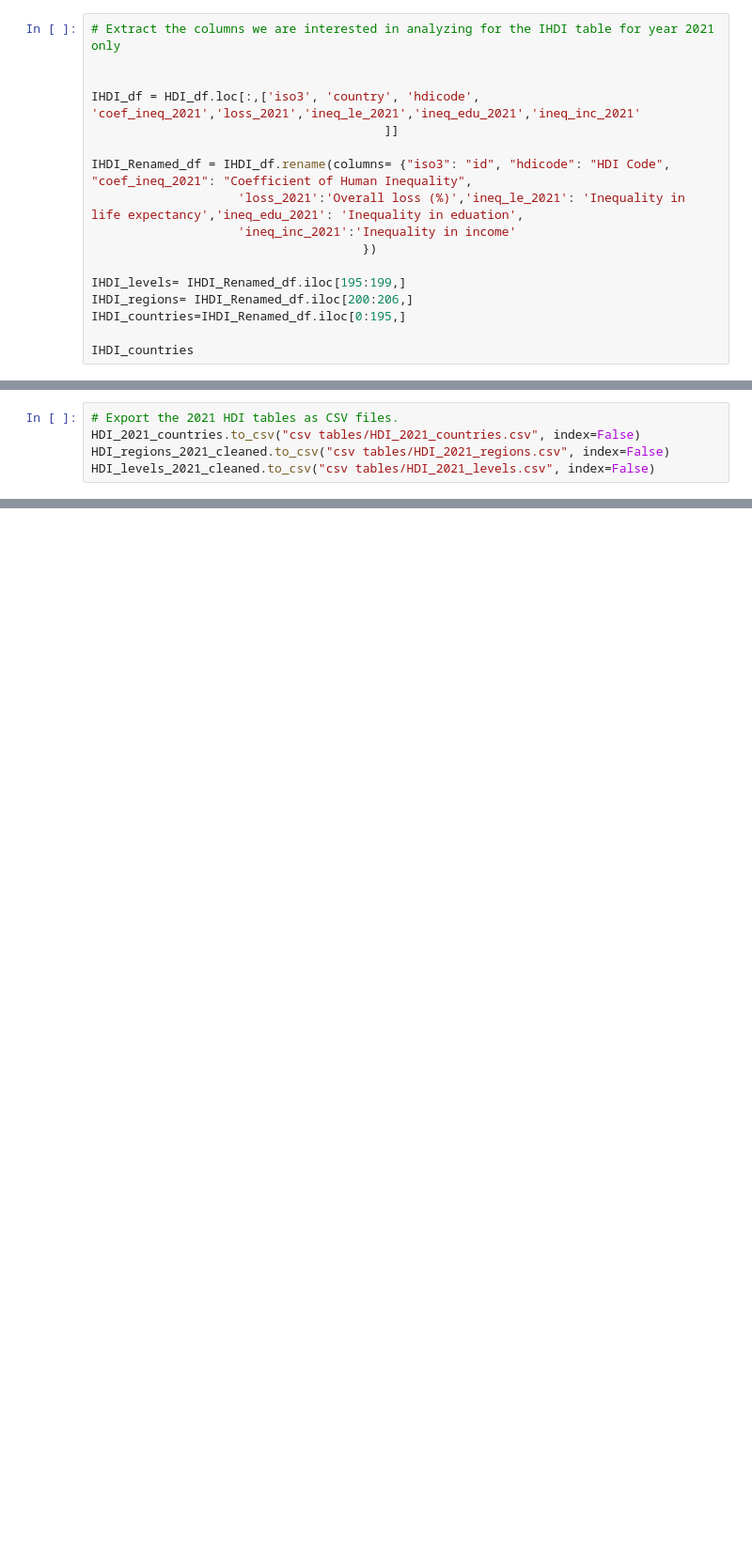
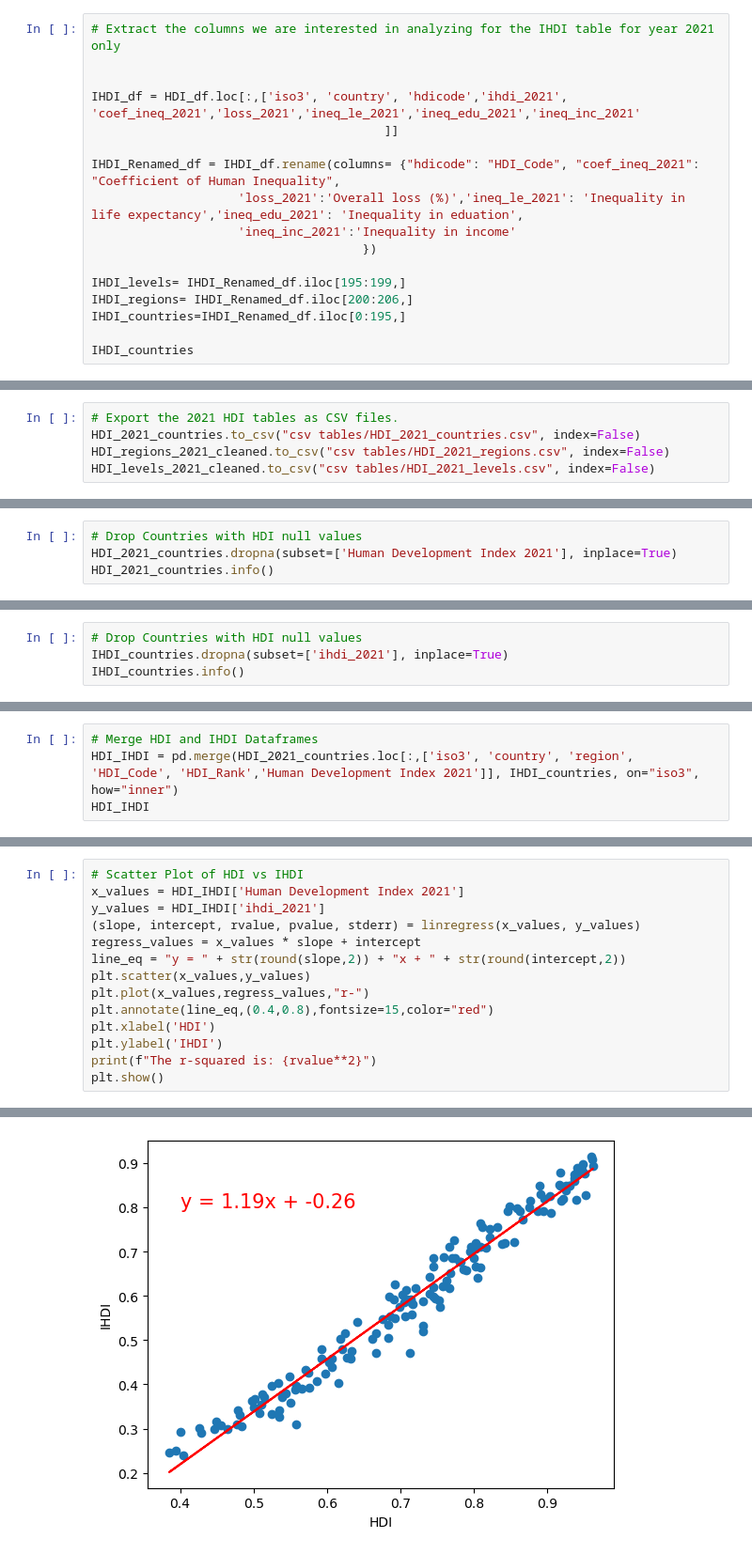
Before and after one commit to AbdullaMashaly/Human_Development_Index, a Jupyter notebook: HDI_cleaning_data.ipynb, the cells around one changed output, grey strips where cells are left out. Shown: that part at 94% size. Drawn from its saved outputs; the diff is of its cells as text; blank space fills up the shorter version.

Commit message:
Analysis HDI vs IHDI

```diff
--- a/HDI_cleaning_data.ipynb
+++ b/HDI_cleaning_data.ipynb
@@ -162,10 +277,10 @@ GNI_levels_cleaned.to_csv("csv tables/GNI_levels.csv", index=False)
 # Extract the columns we are interested in analyzing for the IHDI table for year 2021 only
 
 
-IHDI_df = HDI_df.loc[:,['iso3', 'country', 'hdicode', 'coef_ineq_2021','loss_2021','ineq_le_2021','ineq_edu_2021','ineq_inc_2021'
+IHDI_df = HDI_df.loc[:,['iso3', 'country', 'hdicode','ihdi_2021', 'coef_ineq_2021','loss_2021','ineq_le_2021','ineq_edu_2021','ineq_inc_2021'
                                         ]]
 
-IHDI_Renamed_df = IHDI_df.rename(columns= {"iso3": "id", "hdicode": "HDI Code", "coef_ineq_2021": "Coefficient of Human Inequality",
+IHDI_Renamed_df = IHDI_df.rename(columns= {"hdicode": "HDI_Code", "coef_ineq_2021": "Coefficient of Human Inequality",
                     'loss_2021':'Overall loss (%)','ineq_le_2021': 'Inequality in life expectancy','ineq_edu_2021': 'Inequality in eduation',
                     'ineq_inc_2021':'Inequality in income'
                                      })
@@ -342,0 +600,4 @@ HDI_levels_2021_cleaned.to_csv("csv tables/HDI_2021_levels.csv", index=False)
+# %%
+# Drop Countries with HDI null values
+HDI_2021_countries.dropna(subset=['Human Development Index 2021'], inplace=True)
+HDI_2021_countries.info()
@@ -342,0 +685,4 @@ HDI_levels_2021_cleaned.to_csv("csv tables/HDI_2021_levels.csv", index=False)
+# %%
+# Drop Countries with HDI null values
+IHDI_countries.dropna(subset=['ihdi_2021'], inplace=True)
+IHDI_countries.info()
@@ -342,0 +716,4 @@ HDI_levels_2021_cleaned.to_csv("csv tables/HDI_2021_levels.csv", index=False)
+# %%
+# Merge HDI and IHDI Dataframes
+HDI_IHDI = pd.merge(HDI_2021_countries.loc[:,['iso3', 'country', 'region', 'HDI_Code', 'HDI_Rank','Human Development Index 2021']], IHDI_countries, on="iso3", how="inner")
+HDI_IHDI
@@ -342,0 +734,15 @@ HDI_levels_2021_cleaned.to_csv("csv tables/HDI_2021_levels.csv", index=False)
+# %%
+# Scatter Plot of HDI vs IHDI
+x_values = HDI_IHDI['Human Development Index 2021']
+y_values = HDI_IHDI['ihdi_2021']
+(slope, intercept, rvalue, pvalue, stderr) = linregress(x_values, y_values)
+regress_values = x_values * slope + intercept
+line_eq = "y = " + str(round(slope,2)) + "x + " + str(round(intercept,2))
+plt.scatter(x_values,y_values)
+plt.plot(x_values,regress_values,"r-")
+plt.annotate(line_eq,(0.4,0.8),fontsize=15,color="red")
+plt.xlabel('HDI')
+plt.ylabel('IHDI')
+print(f"The r-squared is: {rvalue**2}")
+plt.show()
+# %% [output]
@@ -342,0 +750 @@ HDI_levels_2021_cleaned.to_csv("csv tables/HDI_2021_levels.csv", index=False)
+[figure, added]
```
Also changed, not shown: parts of 37 cells of this notebook, 29 other files.
